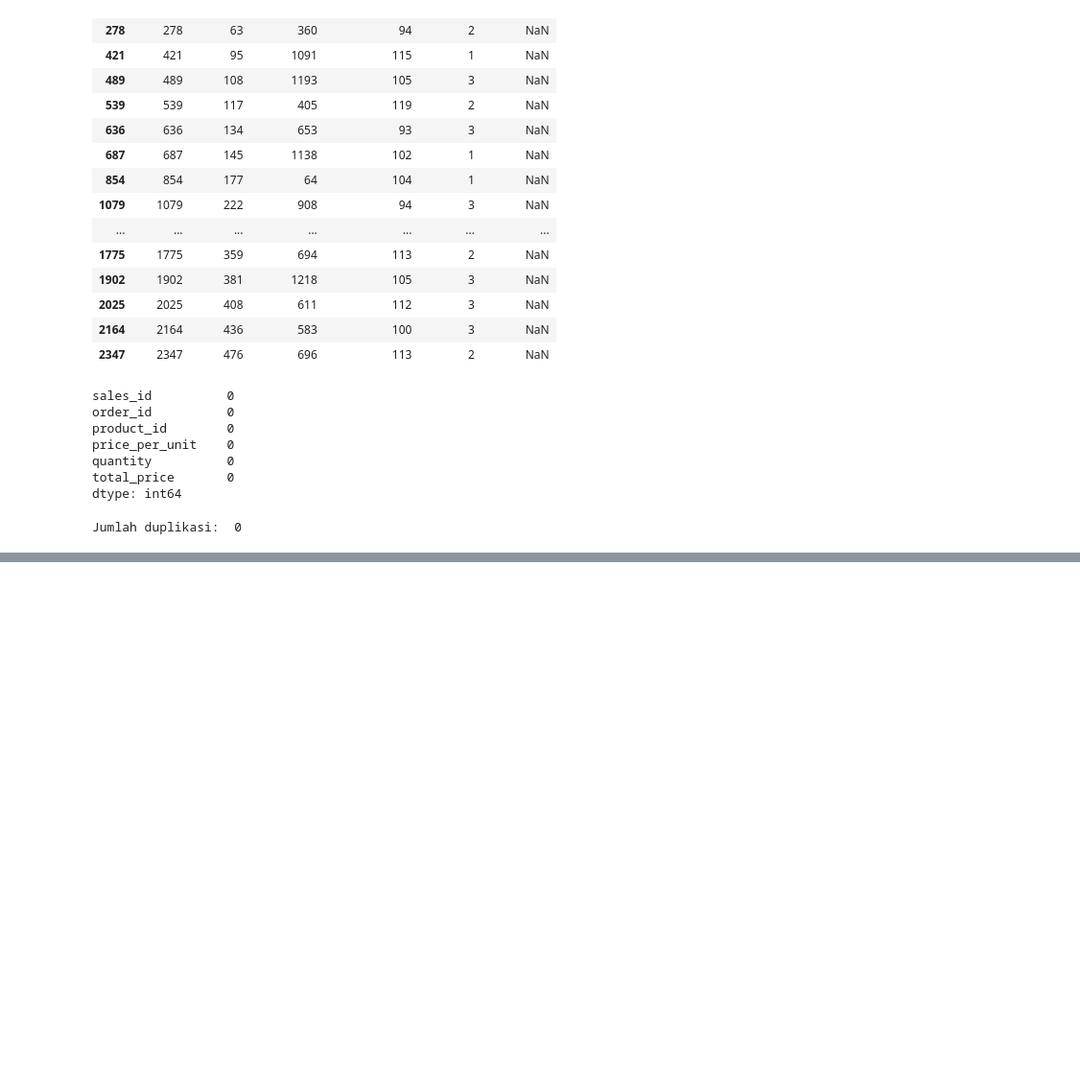
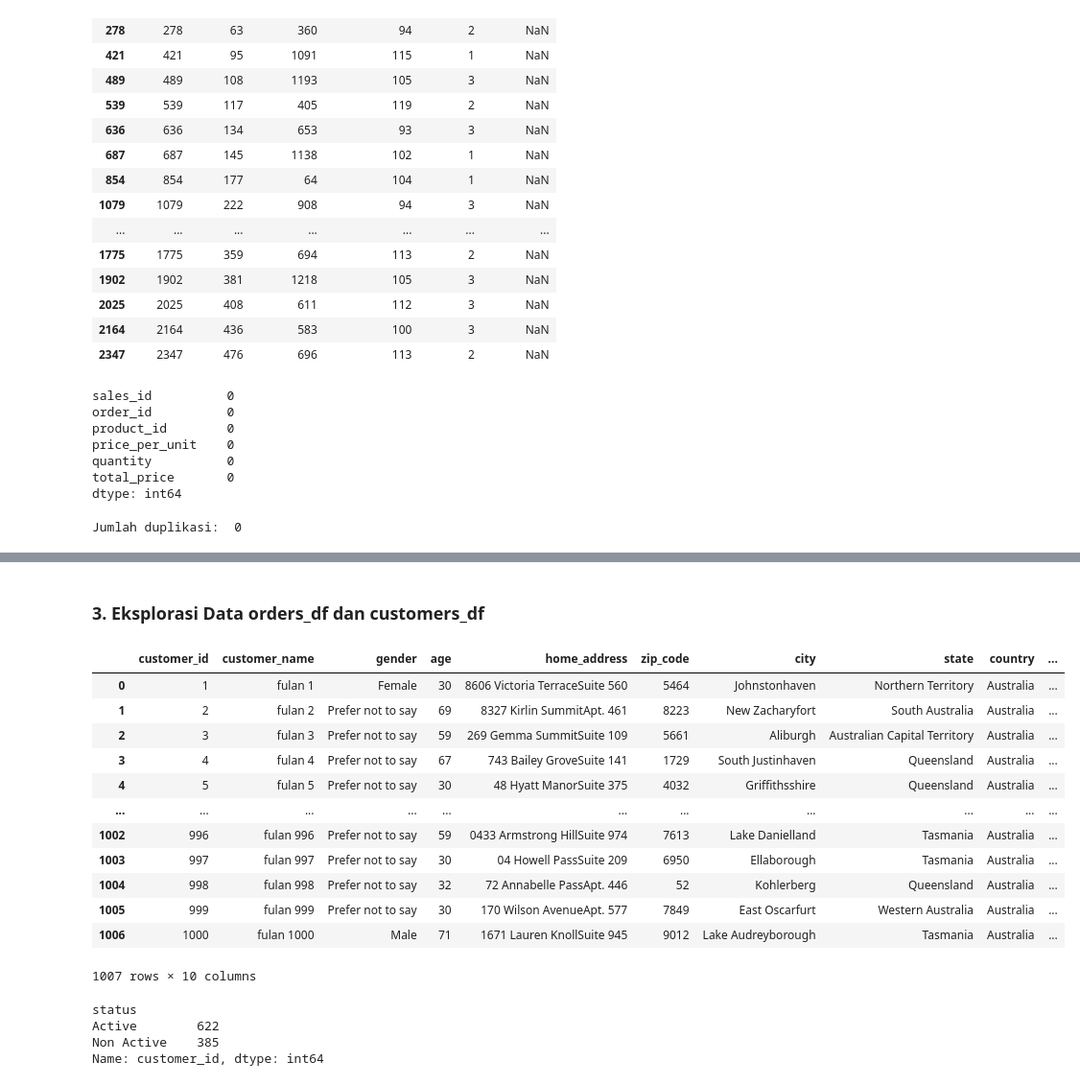
Before and after one commit to aliplizal/project_analisis_data, a Jupyter notebook: dicoding_project/notebook.ipynb, the cells around one changed output, grey strips where cells are left out. Shown: that part at 96% size. Saved outputs shown, nothing was run; the diff lists cells and outputs as text; code cells hidden in the pictures; blank space fills up the shorter version.

Commit message:
Melakukan Exploratory Data Analysis

```diff
--- a/dicoding_project/notebook.ipynb
+++ b/dicoding_project/notebook.ipynb
@@ -189,0 +200,6 @@ customers_df.describe()
+# %%
+# mengganti 500 tersebut dengan 50 (berasumsi: human error kelebihan memasukan nilai nol)
+customers_df['age'] = customers_df['age'].replace(500, 50)
+
+# menampilkan kembali ringkasan statistik untuk melihat apakah masih ada data yang tidak akurat
+customers_df.describe()
@@ -380,0 +504,8 @@ sales_df.describe()
+# %%
+# Berdasarkan informasi tersebut disini bisa ditambahkan sebuah kolom baru untuk memuat waktu pengiriman tiap order.
+# Membuat kolom delivery_time dengan menghitung selisih antara delivery_date dan order_date
+# Selisih waktu diubah ke detik, lalu dikonversi ke hari dan dibulatkan
+delivery_time = orders_df["delivery_date"] - orders_df["order_date"]
+delivery_time = delivery_time.apply(lambda x: x.total_seconds())
+orders_df["delivery_time"] = round(delivery_time/86400)
+orders_df
@@ -380,0 +541,38 @@ sales_df.describe()
+# %% [markdown]
+### 3. Eksplorasi Data orders_df dan customers_df
+# %%
+# dari data diatas, dapat dilihat terdapat kolom yang berisi informasi terkait customer id pelanggan yang pernah melakukan order
+# informasi tersebut bisa digunakan untuk mengidentifikasi pelanggan yang belum pernah melakukan order
+
+# membuat daftar customer_id yang pernah melakukan order
+customer_id_in_orders_df = orders_df.customer_id.tolist()
+
+# menambahkan kolom 'status' ke customers_df: 'Active' jika pernah order, 'Non Active' jika belum
+customers_df["status"] = customers_df["customer_id"].apply(
+    lambda x: "Active" if x in customer_id_in_orders_df else "Non Active"
+)
+
+# menampilkan data
+customers_df
+# %% [output]
+|  | customer_id | customer_name | gender | age | home_address | zip_code | city | state | country | ... |
+| 0 | 1 | fulan 1 | Female | 30 | 8606 Victoria TerraceSuite 560 | 5464 | Johnstonhaven | Northern Territory | Australia | ... |
+| 1 | 2 | fulan 2 | Prefer not to say | 69 | 8327 Kirlin SummitApt. 461 | 8223 | New Zacharyfort | South Australia | Australia | ... |
+| 2 | 3 | fulan 3 | Prefer not to say | 59 | 269 Gemma SummitSuite 109 | 5661 | Aliburgh | Australian Capital Territory | Australia | ... |
+| 3 | 4 | fulan 4 | Prefer not to say | 67 | 743 Bailey GroveSuite 141 | 1729 | South Justinhaven | Queensland | Australia | ... |
+| 4 | 5 | fulan 5 | Prefer not to say | 30 | 48 Hyatt ManorSuite 375 | 4032 | Griffithsshire | Queensland | Australia | ... |
+| ... | ... | ... | ... | ... | ... | ... | ... | ... | ... | ... |
+| 1002 | 996 | fulan 996 | Prefer not to say | 59 | 0433 Armstrong HillSuite 974 | 7613 | Lake Danielland | Tasmania | Australia | ... |
+| 1003 | 997 | fulan 997 | Prefer not to say | 30 | 04 Howell PassSuite 209 | 6950 | Ellaborough | Tasmania | Australia | ... |
+| 1004 | 998 | fulan 998 | Prefer not to say | 32 | 72 Annabelle PassApt. 446 | 52 | Kohlerberg | Queensland | Australia | ... |
+| 1005 | 999 | fulan 999 | Prefer not to say | 30 | 170 Wilson AvenueApt. 577 | 7849 | East Oscarfurt | Western Australia | Australia | ... |
+| 1006 | 1000 | fulan 1000 | Male | 71 | 1671 Lauren KnollSuite 945 | 9012 | Lake Audreyborough | Tasmania | Australia | ... |
+1007 rows × 10 columns
+# %%
+# membuat pivot table menggunakan kolom “status”
+customers_df.groupby(by="status").customer_id.count()
+# %% [output]
+status
+Active        622
+Non Active    385
+Name: customer_id, dtype: int64
```
Also changed, not shown: parts of 54 cells of this notebook.
